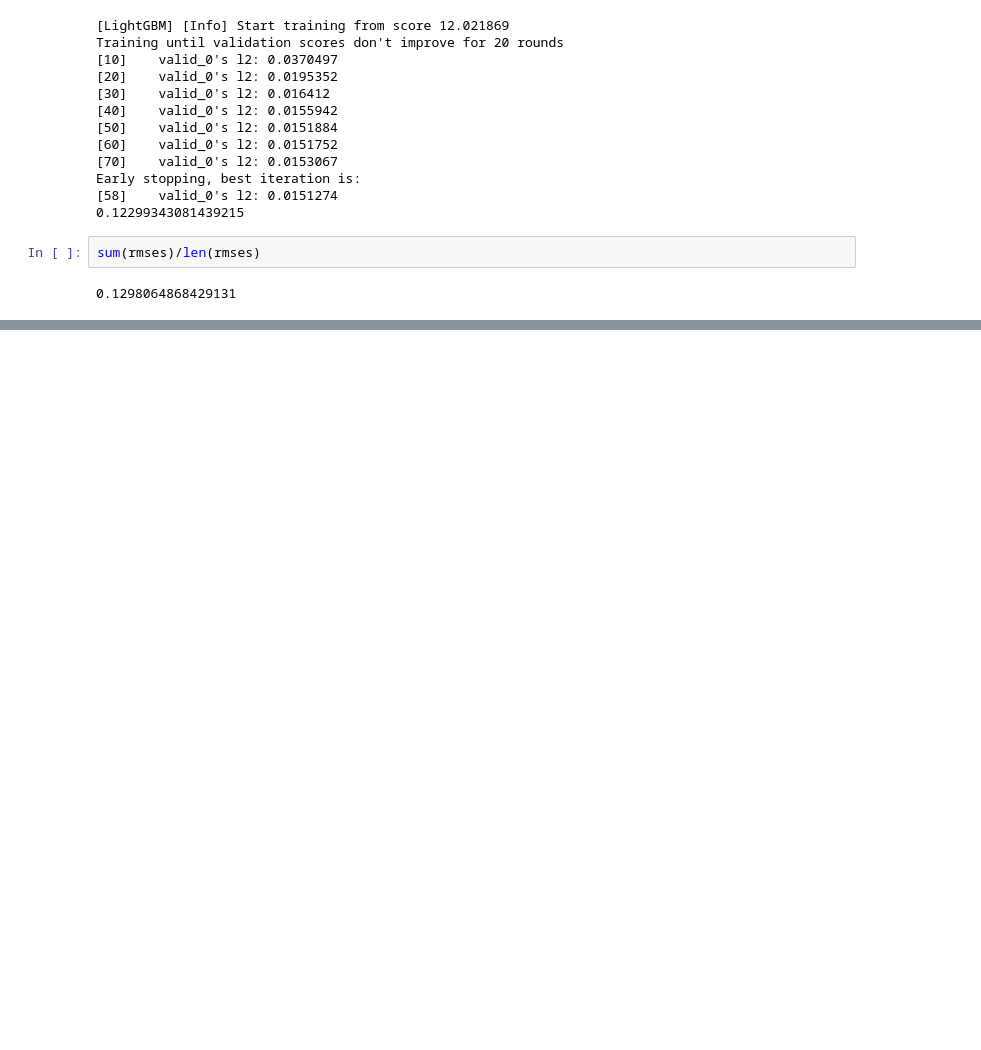
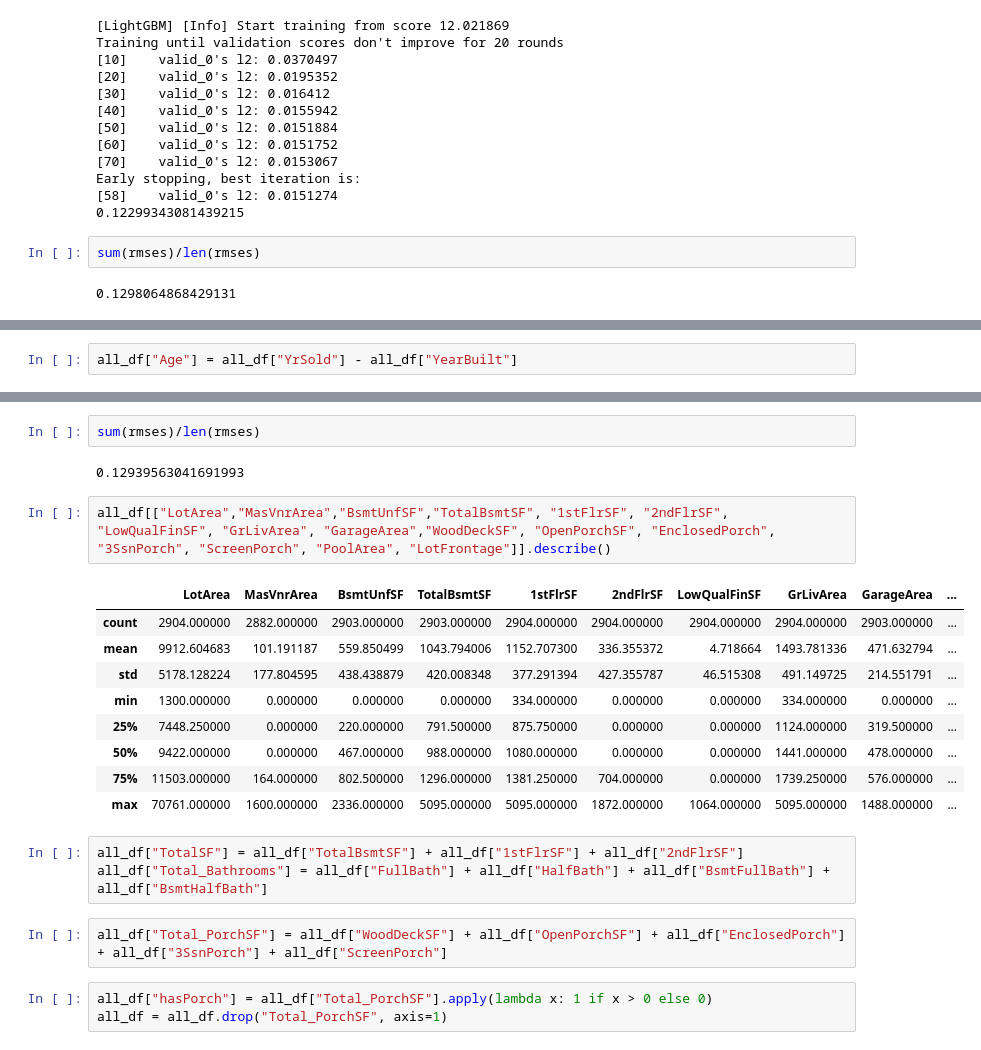
Before and after one commit to rodea0952/kaggle, a Jupyter notebook: Kaggleデータ分析入門/house_prices/house_prices.ipynb, the cells around one changed output, grey strips where cells are left out. Cells and saved outputs as stored; diff of their text form; blank space fills up the shorter version.

```diff
--- a/Kaggleデータ分析入門/house_prices/house_prices.ipynb
+++ b/Kaggleデータ分析入門/house_prices/house_prices.ipynb
@@ -711,0 +740,2 @@ sum(rmses)/len(rmses)
+# %%
+all_df["Age"] = all_df["YrSold"] - all_df["YearBuilt"]
@@ -711,0 +838,24 @@ sum(rmses)/len(rmses)
+# %%
+sum(rmses)/len(rmses)
+# %% [output]
+0.12939563041691993
+# %%
+all_df[["LotArea","MasVnrArea","BsmtUnfSF","TotalBsmtSF", "1stFlrSF", "2ndFlrSF", "LowQualFinSF", "GrLivArea", "GarageArea","WoodDeckSF", "OpenPorchSF", "EnclosedPorch", "3SsnPorch", "ScreenPorch", "PoolArea", "LotFrontage"]].describe()
+# %% [output]
+|  | LotArea | MasVnrArea | BsmtUnfSF | TotalBsmtSF | 1stFlrSF | 2ndFlrSF | LowQualFinSF | GrLivArea | GarageArea | ... |
+| count | 2904.000000 | 2882.000000 | 2903.000000 | 2903.000000 | 2904.000000 | 2904.000000 | 2904.000000 | 2904.000000 | 2903.000000 | ... |
+| mean | 9912.604683 | 101.191187 | 559.850499 | 1043.794006 | 1152.707300 | 336.355372 | 4.718664 | 1493.781336 | 471.632794 | ... |
+| std | 5178.128224 | 177.804595 | 438.438879 | 420.008348 | 377.291394 | 427.355787 | 46.515308 | 491.149725 | 214.551791 | ... |
+| min | 1300.000000 | 0.000000 | 0.000000 | 0.000000 | 334.000000 | 0.000000 | 0.000000 | 334.000000 | 0.000000 | ... |
+| 25% | 7448.250000 | 0.000000 | 220.000000 | 791.500000 | 875.750000 | 0.000000 | 0.000000 | 1124.000000 | 319.500000 | ... |
+| 50% | 9422.000000 | 0.000000 | 467.000000 | 988.000000 | 1080.000000 | 0.000000 | 0.000000 | 1441.000000 | 478.000000 | ... |
+| 75% | 11503.000000 | 164.000000 | 802.500000 | 1296.000000 | 1381.250000 | 704.000000 | 0.000000 | 1739.250000 | 576.000000 | ... |
+| max | 70761.000000 | 1600.000000 | 2336.000000 | 5095.000000 | 5095.000000 | 1872.000000 | 1064.000000 | 5095.000000 | 1488.000000 | ... |
+# %%
+all_df["TotalSF"] = all_df["TotalBsmtSF"] + all_df["1stFlrSF"] + all_df["2ndFlrSF"]
+all_df["Total_Bathrooms"] = all_df["FullBath"] + all_df["HalfBath"] + all_df["BsmtFullBath"] + all_df["BsmtHalfBath"]
+# %%
+all_df["Total_PorchSF"] = all_df["WoodDeckSF"] + all_df["OpenPorchSF"] + all_df["EnclosedPorch"] + all_df["3SsnPorch"] + all_df["ScreenPorch"]
+# %%
+all_df["hasPorch"] = all_df["Total_PorchSF"].apply(lambda x: 1 if x > 0 else 0)
+all_df = all_df.drop("Total_PorchSF", axis=1)
```
Also changed, not shown: parts of 62 cells of this notebook, 4 other files.
